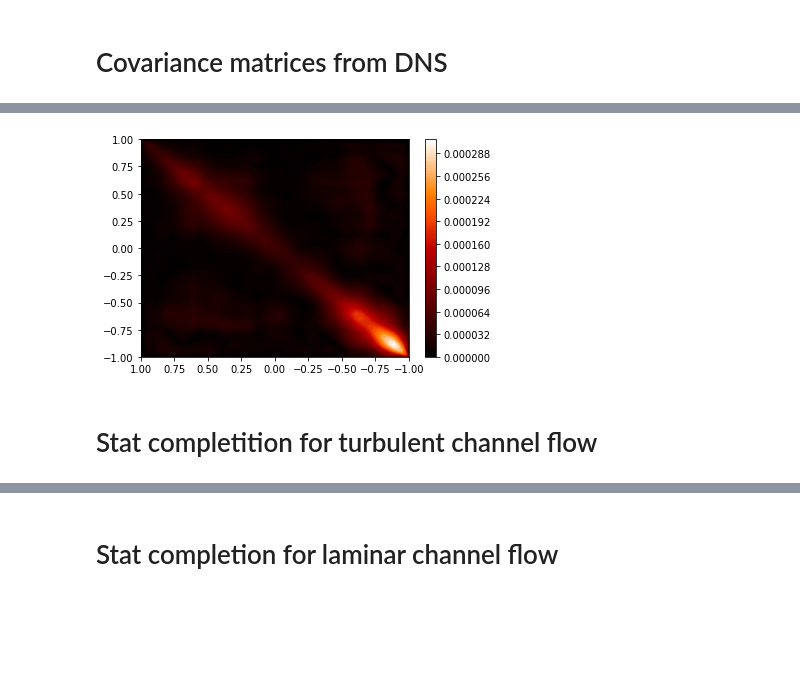
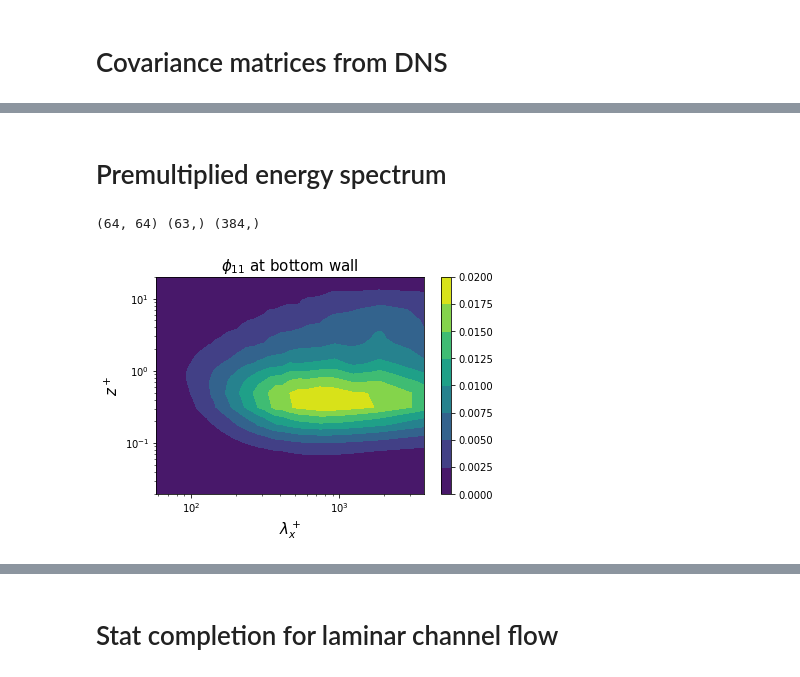
Before and after one commit to saba-vadarevu/Linear-Coherent-Structures-in-Channel-flows, a Jupyter notebook: library/statisticCompletion.ipynb, the cells around one changed output, grey strips where cells are left out. Drawn from its saved outputs; the diff is of its cells as text; code cells hidden in the pictures; blank space fills up the shorter version.

```diff
--- a/library/statisticCompletion.ipynb
+++ b/library/statisticCompletion.ipynb
@@ -134,16 +121,32 @@ plt.show()
-# %%
-N = 64
-covMat =np.load(covDataDir+'covR590N%dl-2m04.npy'%N)
-z = pseudo.chebdif(N+2,1)[0][1:-1]
-plt.contourf(z, z,np.abs(covMat[0*N:1*N,0*N:1*N]),100,cmap=plt.get_cmap('gist_heat'))
-#plt.xscale("log")#; plt.yscale("log")
-#plt.clim([0., 1.0e-4])
-ax = plt.gca()
-ax.set_xlim(ax.get_xlim()[::-1])
-plt.colorbar()
-plt.show()
-#print(np.diag(covMat[:N,:N]))
-# %% [output]
-[figure, removed]
-# %% [markdown]
-# Stat completition for turbulent channel flow
+# %% [markdown]
+# Premultiplied energy spectrum
+# %%
+a = 1.
+lArr = np.arange(1., 65.)
+mArr = np.arange(64.)
+N = 64
+energyArr = np.zeros((lArr.size+1, N))
+premulEnergyArr = energyArr.copy()
+for l in lArr:
+    kx = l*a
+    for m in mArr:
+        covMat = np.load(covDataDir + 'covR590N64l%02dm%02d.npy'%(l,m))
+        energyArr[int(l)] += np.diag(np.abs(covMat[:N,:N]))
+
+    premulEnergyArr[int(l)] = kx*energyArr[int(l)]
+z = pseudo.chebdif(N+2,0)[0][1:-1]
+plt.contourf(lArr[1:], z, premulEnergyArr.T)
+plt.colorbar()
+plt.show()
+# %%
+print(premulEnergyArr[1:].T.shape,lArr[1:].shape, z.shape)
+phi11 = premulEnergyArr[1:, :-33:-1]
+plt.contourf(590.*2.*np.pi/lArr, 590.*(1.-z[:32]), phi11.T)
+plt.xscale('log'); plt.yscale('log')
+plt.xlabel('$\lambda_x^+$',fontsize=15); plt.ylabel('$z^+$',fontsize=15)
+plt.title('$\phi_{11}$ at bottom wall',fontsize=15)
+plt.colorbar()
+plt.show()
+# %% [output]
+(64, 64) (63,) (384,)
+[figure, added]
```
Also changed, not shown: parts of 19 cells of this notebook, 1 other file.
